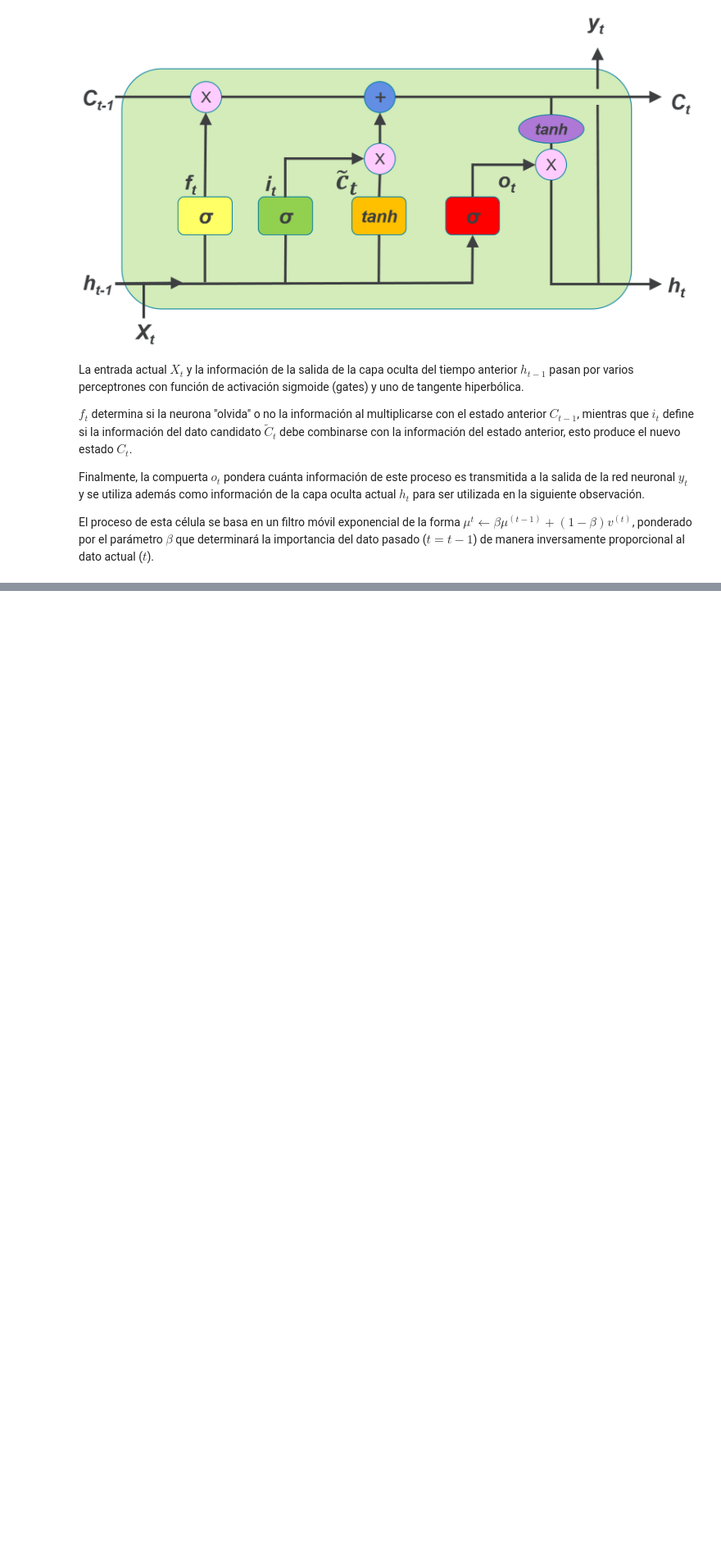
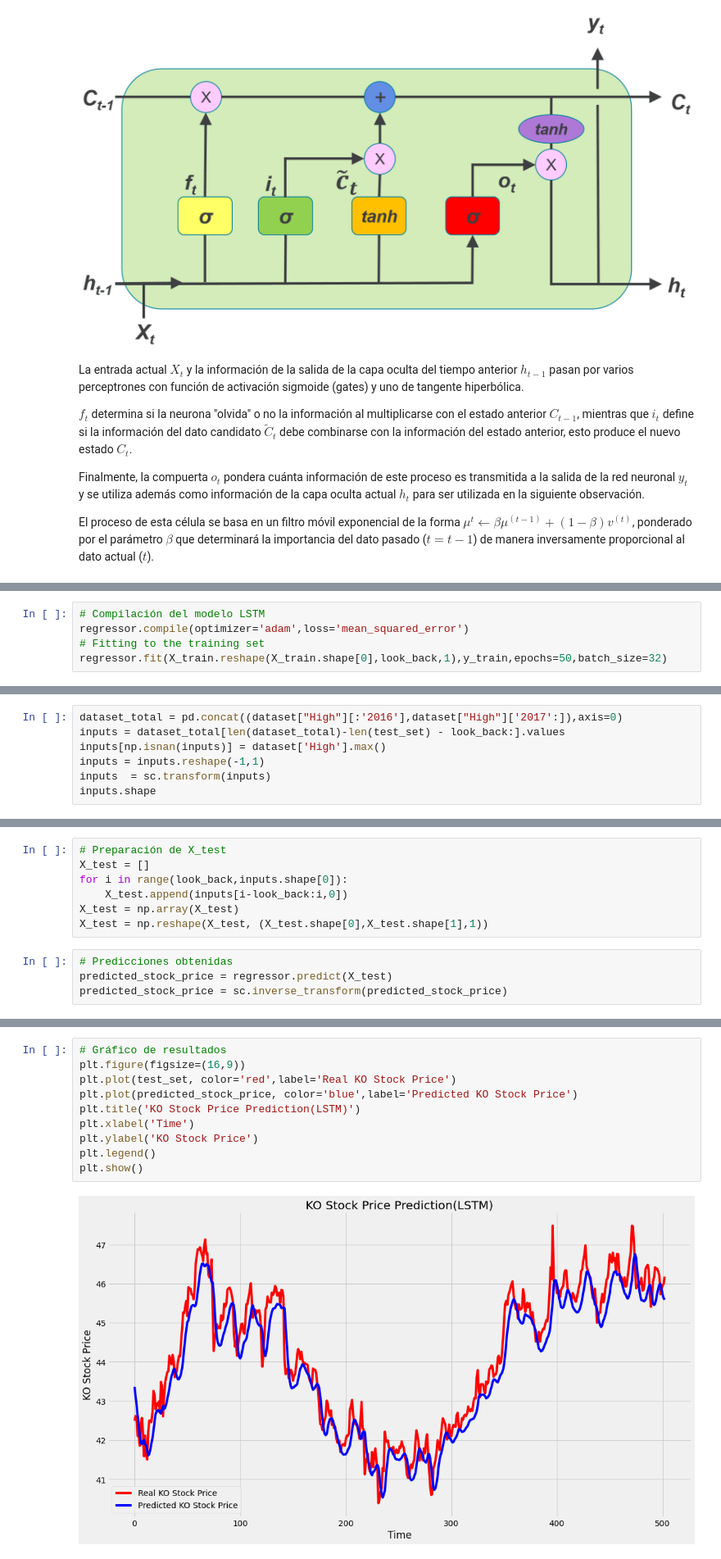
Before and after one commit to Kovi21/LSTM_Repo, a Jupyter notebook: LSTM_Example1.ipynb, the cells around one changed output, grey strips where cells are left out. Shown: that part at 82% size. Saved outputs shown, nothing was run; the diff lists cells and outputs as text; blank space fills up the shorter version.

```diff
--- a/LSTM_Example1.ipynb
+++ b/LSTM_Example1.ipynb
@@ -62,0 +143,5 @@ from sklearn.metrics import mean_squared_error
+# %%
+# Compilación del modelo LSTM
+regressor.compile(optimizer='adam',loss='mean_squared_error')
+# Fitting to the training set
+regressor.fit(X_train.reshape(X_train.shape[0],look_back,1),y_train,epochs=50,batch_size=32)
@@ -62,0 +167,7 @@ from sklearn.metrics import mean_squared_error
+# %%
+dataset_total = pd.concat((dataset["High"][:'2016'],dataset["High"]['2017':]),axis=0)
+inputs = dataset_total[len(dataset_total)-len(test_set) - look_back:].values
+inputs[np.isnan(inputs)] = dataset['High'].max()
+inputs = inputs.reshape(-1,1)
+inputs  = sc.transform(inputs)
+inputs.shape
@@ -62,0 +176,11 @@ from sklearn.metrics import mean_squared_error
+# %%
+# Preparación de X_test
+X_test = []
+for i in range(look_back,inputs.shape[0]):
+    X_test.append(inputs[i-look_back:i,0])
+X_test = np.array(X_test)
+X_test = np.reshape(X_test, (X_test.shape[0],X_test.shape[1],1))
+# %%
+# Predicciones obtenidas
+predicted_stock_price = regressor.predict(X_test)
+predicted_stock_price = sc.inverse_transform(predicted_stock_price)
@@ -62,0 +189,12 @@ from sklearn.metrics import mean_squared_error
+# %%
+# Gráfico de resultados
+plt.figure(figsize=(16,9))
+plt.plot(test_set, color='red',label='Real KO Stock Price')
+plt.plot(predicted_stock_price, color='blue',label='Predicted KO Stock Price')
+plt.title('KO Stock Price Prediction(LSTM)')
+plt.xlabel('Time')
+plt.ylabel('KO Stock Price')
+plt.legend()
+plt.show()
+# %% [output]
+[figure, added]
```
Also changed, not shown: parts of 16 cells of this notebook, 2 other files.
